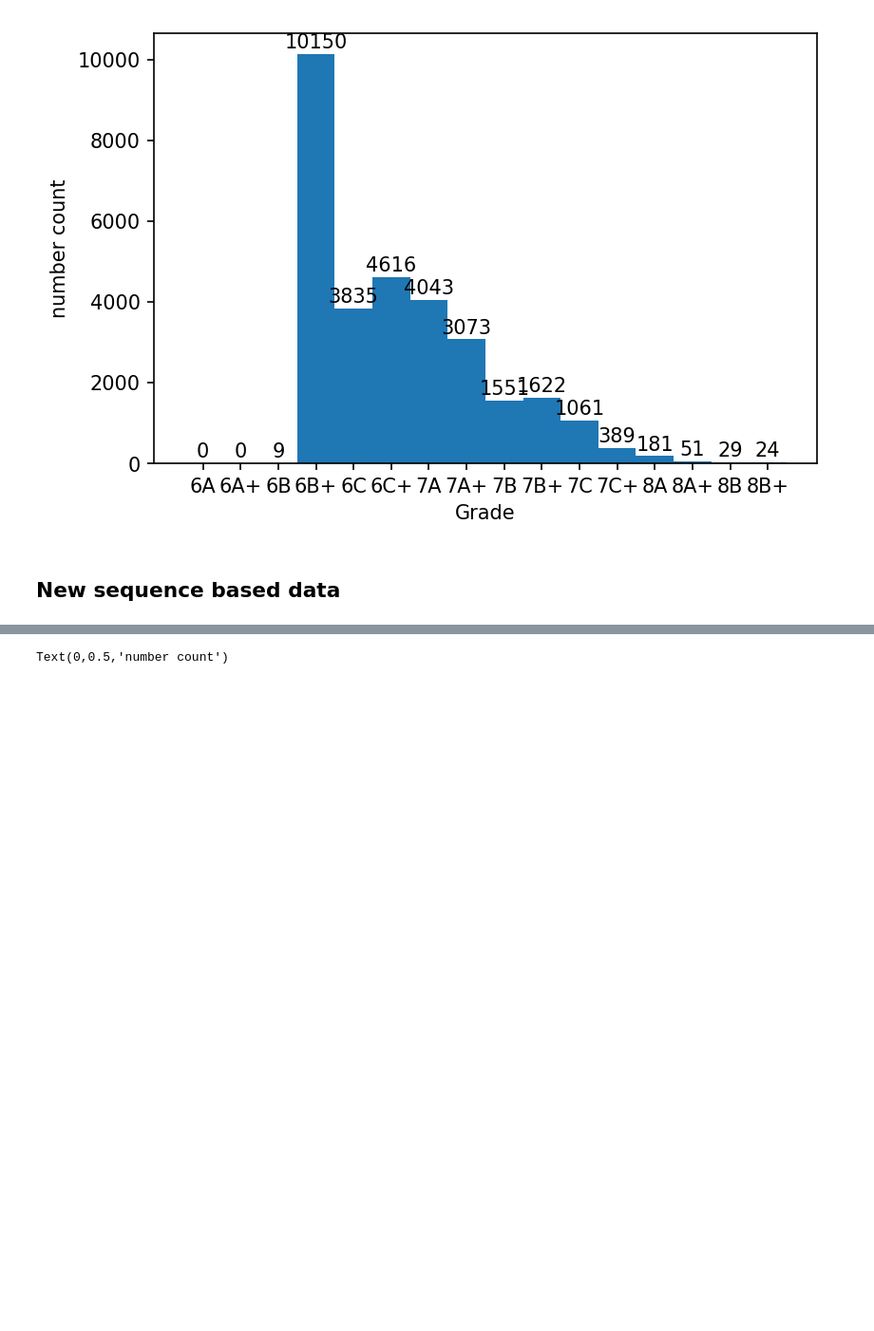
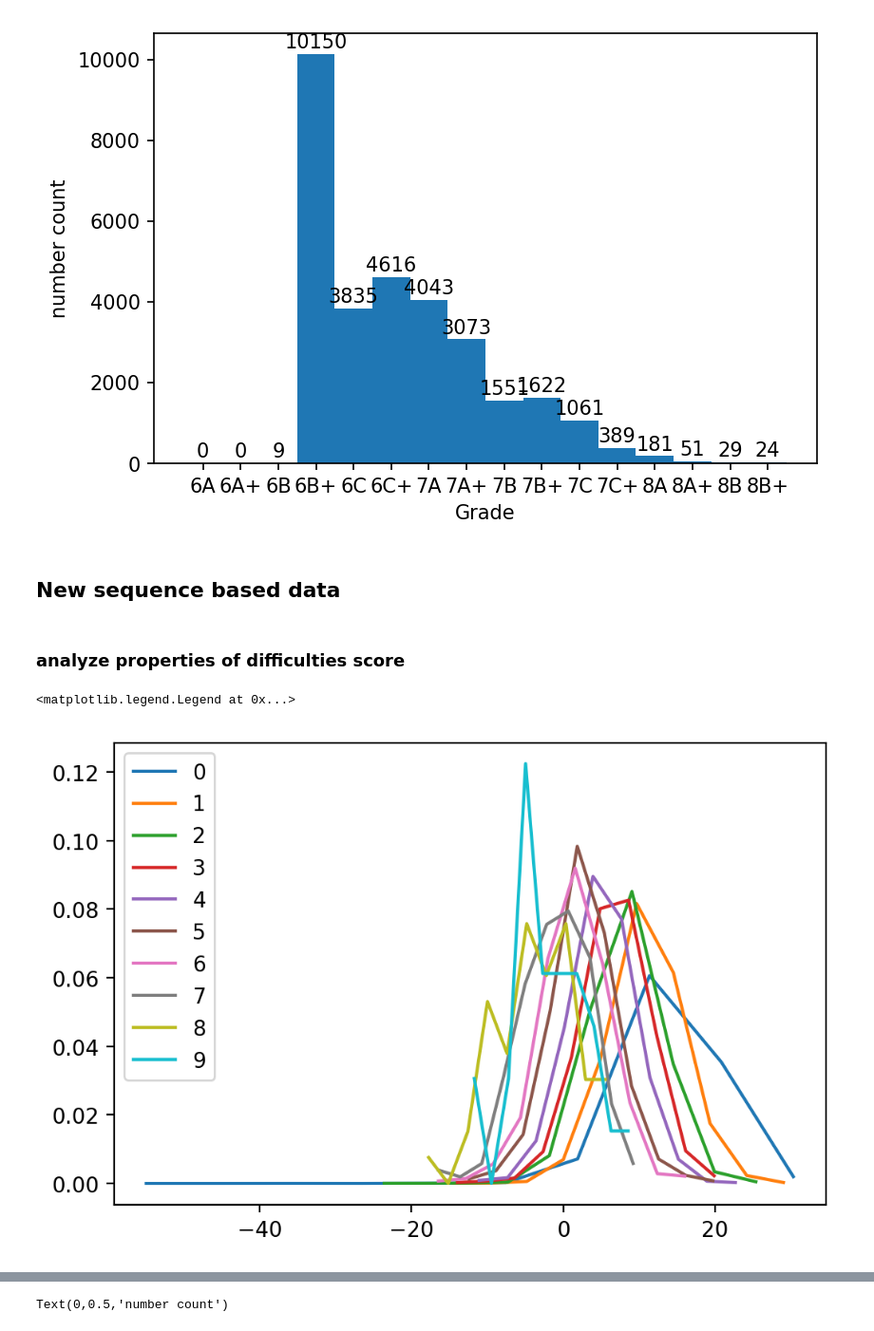
Before and after one commit to jrchang612/MoonBoardRNN, a Jupyter notebook: preprocessing/partition_train_test_set.ipynb, the cells around one changed output, grey strips where cells are left out. Shown: that part at 95% size. Cells and saved outputs as stored; diff of their text form; code cells hidden in the pictures; blank space fills up the shorter version.

```diff
--- a/preprocessing/partition_train_test_set.ipynb
+++ b/preprocessing/partition_train_test_set.ipynb
@@ -134,7 +139,7 @@ fail_list = ['363336',
              '246092',
              '231401',
              '231392',
-             '19362']
+             '19362', '360322', '356219', '322560', '311585', '309230', '308089']
 # %%
 X_path_all = [cwd + '/benchmark_withgrade_move_seq_X',
               cwd + '/benchmark_nograde_move_seq_X',
@@ -171,7 +176,7 @@ save_pickle(X_seq_dict_merge, cwd + '/X_seq_dict_merge')
 save_pickle(Y_seq_dict_merge, cwd + '/Y_seq_dict_merge')
 # %%
 n_sample = len(Y_seq_dict_merge)
-X_seq_data_merge = np.zeros((n_sample, 23, 22))
+X_seq_data_merge = np.zeros((n_sample, 12, 22))
 Y_seq_grade_merge = np.zeros(n_sample)
 keys_seq_merge = []
 tmax_seq_merge = np.zeros(n_sample)
@@ -184,3 +189,5 @@ for key, value in X_seq_dict_merge.items():
     keys_seq_merge.append(key)
     tmax_seq_merge[i] = X_data.shape[0]
     i = i + 1
+# %% [markdown]
+### analyze properties of difficulties score
@@ -186,0 +265,25 @@ for key, value in X_seq_dict_merge.items():
+# %%
+def f(x):
+    return x
+# %%
+n = len(Y_seq_grade_merge)
+for i in range(n):
+    tmax = int(tmax_seq_merge[i])
+    y = int(Y_seq_grade_merge[i])
+    moveScoreStatistics[y].append(list(f(X_seq_data_merge[i, 0:tmax, -1])))
+    meanScoreStatistics[y].append(np.mean(f(X_seq_data_merge[i, 0:tmax, -1])))
+    stdScoreStatistics[y].append(np.std(f(X_seq_data_merge[i, 0:tmax, -1])))
+    minScoreStatistics[y].append(np.min(f(X_seq_data_merge[i, 0:tmax, -1])))
+    maxScoreStatistics[y].append(np.max(f(X_seq_data_merge[i, 0:tmax, -1])))
+    minmaxScoreStatistics[y].append(
+        np.max(X_seq_data_merge[i, 0:tmax, -1])*np.min(X_seq_data_merge[i, 0:tmax, -1]))
+    geometricmeanStatistics[y].append(np.cumprod(X_seq_data_merge[i, 0:tmax, -1])[-1])
+# %%
+plt.figure(dpi = 200)
+for key in meanScoreStatistics.keys():
+    hist, bin_edges = np.histogram(geometricmeanStatistics[key], normed = True)
+    plt.plot((bin_edges[:-1]+bin_edges[1:])/2, hist, label = str(key))
+plt.legend()
+# %% [output]
+<matplotlib.legend.Legend at 0x...>
+[figure, added]
```
Also changed, not shown: parts of 32 cells of this notebook, 1 other file.
